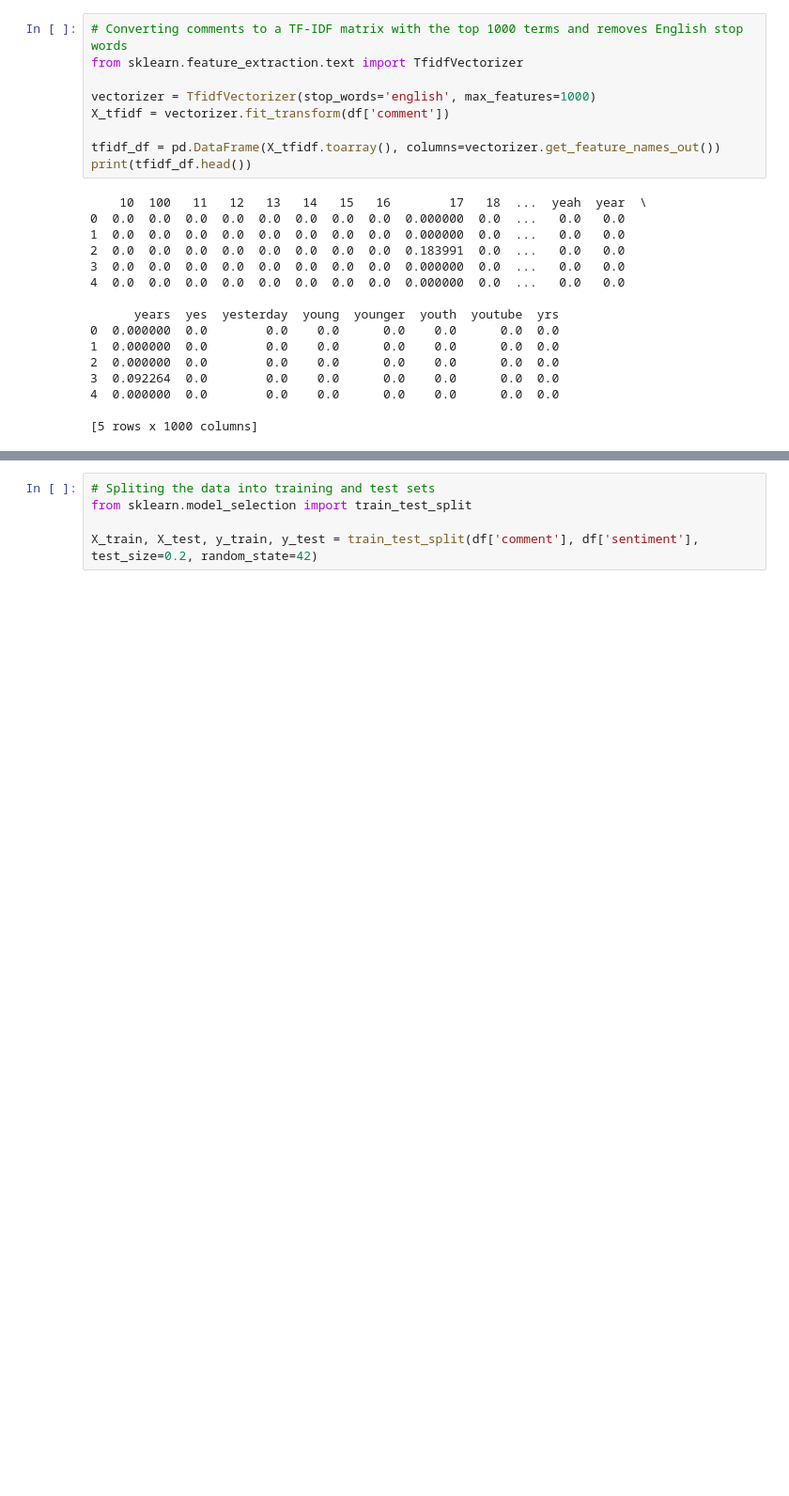
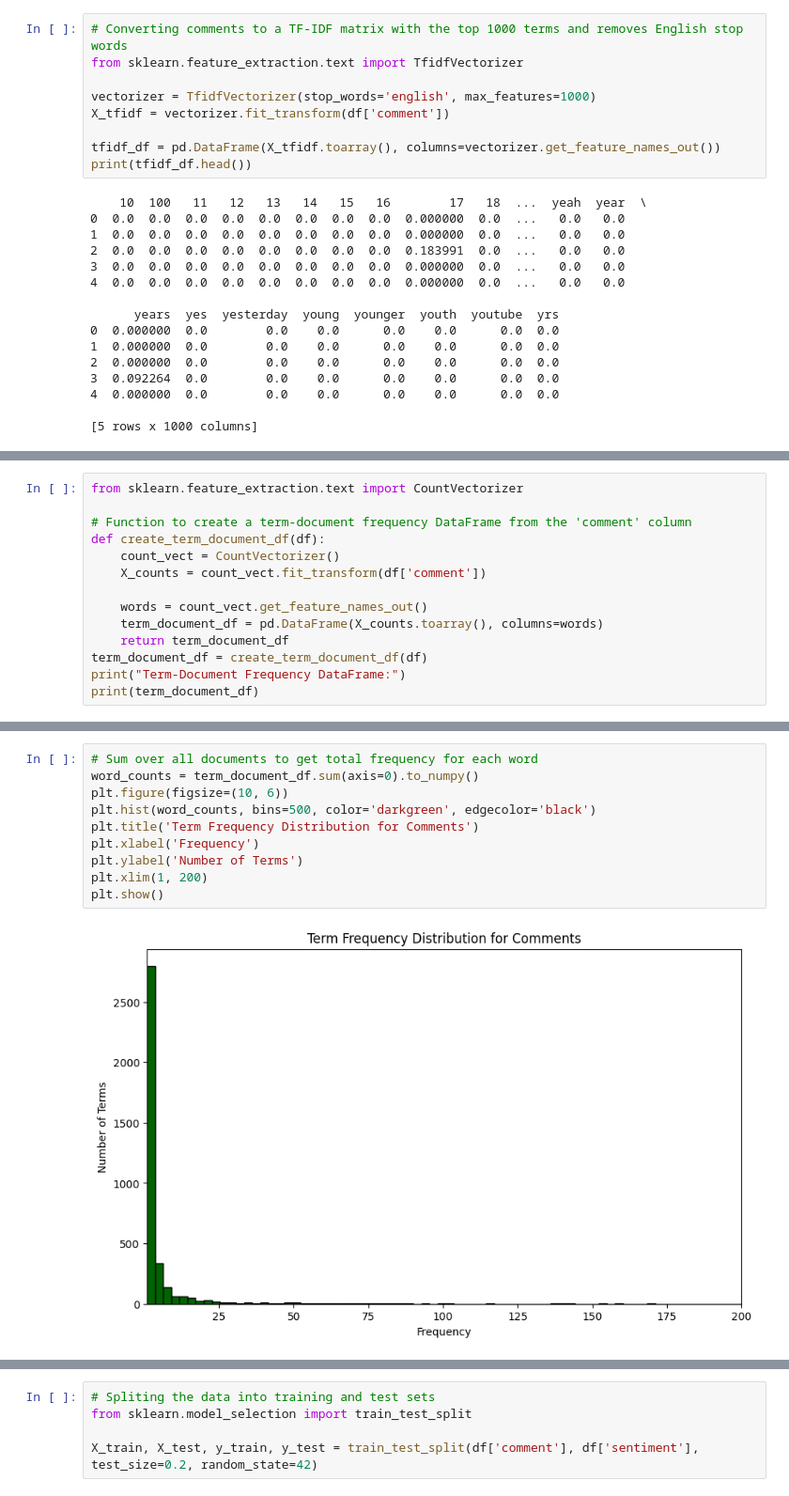
Before and after one commit to ErkaGlt/DM2024-Lab1-Homework, a Jupyter notebook: DM2024-Lab1-Homework_1.ipynb, the cells around one changed output, grey strips where cells are left out. Shown at 94% size. Drawn from its saved outputs; the diff is of its cells as text; blank space fills up the shorter version.

```diff
--- a/DM2024-Lab1-Homework_1.ipynb
+++ b/DM2024-Lab1-Homework_1.ipynb
@@ -264,0 +324,14 @@ plt.show()
+# %%
+from sklearn.feature_extraction.text import CountVectorizer
+
+# Function to create a term-document frequency DataFrame from the 'comment' column
+def create_term_document_df(df):
+    count_vect = CountVectorizer()
+    X_counts = count_vect.fit_transform(df['comment'])
+
+    words = count_vect.get_feature_names_out()
+    term_document_df = pd.DataFrame(X_counts.toarray(), columns=words)
+    return term_document_df
+term_document_df = create_term_document_df(df)
+print("Term-Document Frequency DataFrame:")
+print(term_document_df)
@@ -264,0 +356,12 @@ plt.show()
+# %%
+# Sum over all documents to get total frequency for each word
+word_counts = term_document_df.sum(axis=0).to_numpy()
+plt.figure(figsize=(10, 6))
+plt.hist(word_counts, bins=500, color='darkgreen', edgecolor='black')
+plt.title('Term Frequency Distribution for Comments')
+plt.xlabel('Frequency')
+plt.ylabel('Number of Terms')
+plt.xlim(1, 200)
+plt.show()
+# %% [output]
+[figure, added]
```
Also changed, not shown: parts of 27 cells of this notebook.
